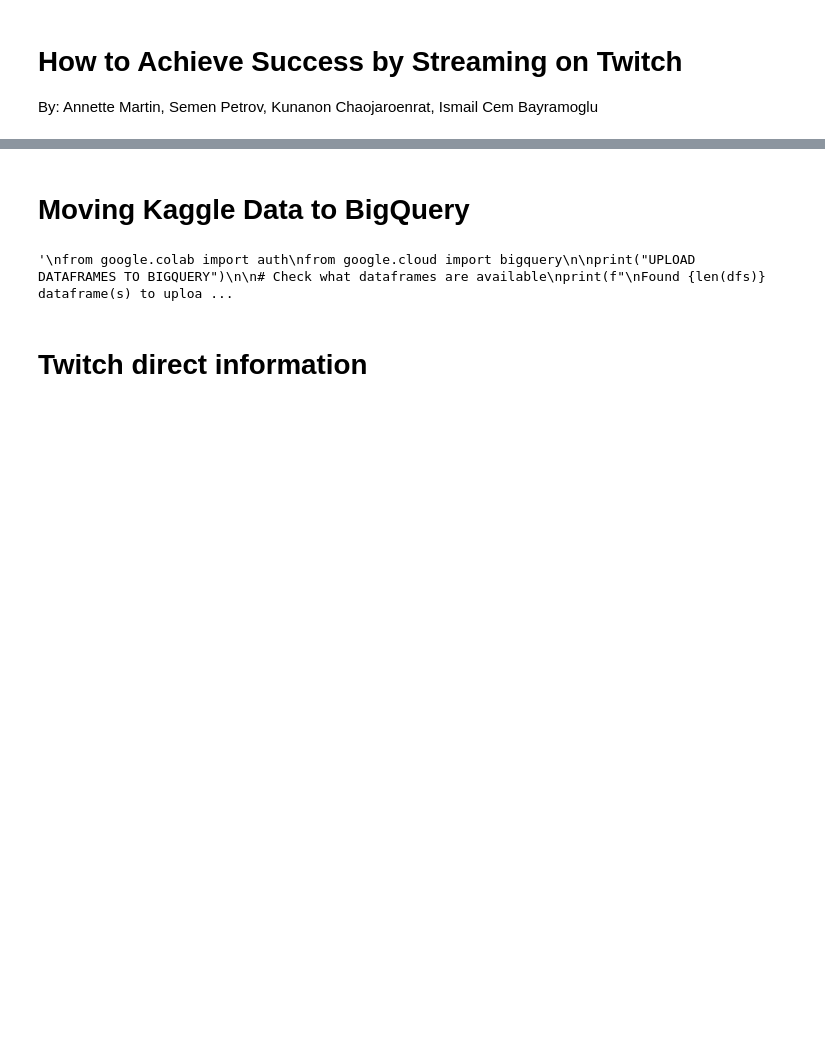
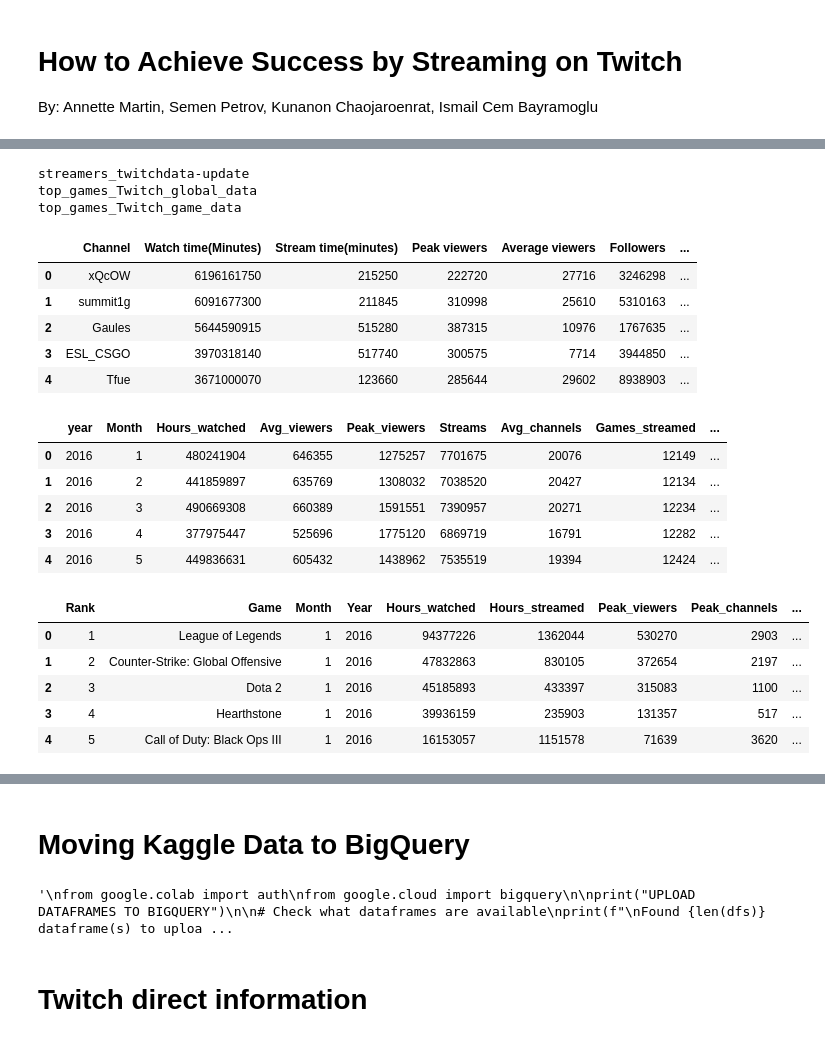
Before and after one commit to annhmartin/Decision-Support-Structure, a Jupyter notebook: Twitch.ipynb, the cells around one changed output, grey strips where cells are left out. Cells and saved outputs as stored; diff of their text form; code cells hidden in the pictures; blank space fills up the shorter version.

```diff
--- a/Twitch.ipynb
+++ b/Twitch.ipynb
@@ -110,0 +121,30 @@ display(dfs["top_games"].tail())
+# %%
+for k in dfs.keys():
+    print(k)
+# %% [output]
+streamers_twitchdata-update
+top_games_Twitch_global_data
+top_games_Twitch_game_data
+# %%
+display(dfs["streamers_twitchdata-update"].head())
+display(dfs["top_games_Twitch_global_data"].head())
+display(dfs["top_games_Twitch_game_data"].head())
+# %% [output]
+|  | Channel | Watch time(Minutes) | Stream time(minutes) | Peak viewers | Average viewers | Followers | ... |
+| 0 | xQcOW | 6196161750 | 215250 | 222720 | 27716 | 3246298 | ... |
+| 1 | summit1g | 6091677300 | 211845 | 310998 | 25610 | 5310163 | ... |
+| 2 | Gaules | 5644590915 | 515280 | 387315 | 10976 | 1767635 | ... |
+| 3 | ESL_CSGO | 3970318140 | 517740 | 300575 | 7714 | 3944850 | ... |
+| 4 | Tfue | 3671000070 | 123660 | 285644 | 29602 | 8938903 | ... |
+|  | year | Month | Hours_watched | Avg_viewers | Peak_viewers | Streams | Avg_channels | Games_streamed | ... |
+| 0 | 2016 | 1 | 480241904 | 646355 | 1275257 | 7701675 | 20076 | 12149 | ... |
+| 1 | 2016 | 2 | 441859897 | 635769 | 1308032 | 7038520 | 20427 | 12134 | ... |
+| 2 | 2016 | 3 | 490669308 | 660389 | 1591551 | 7390957 | 20271 | 12234 | ... |
+| 3 | 2016 | 4 | 377975447 | 525696 | 1775120 | 6869719 | 16791 | 12282 | ... |
+| 4 | 2016 | 5 | 449836631 | 605432 | 1438962 | 7535519 | 19394 | 12424 | ... |
+|  | Rank | Game | Month | Year | Hours_watched | Hours_streamed | Peak_viewers | Peak_channels | ... |
+| 0 | 1 | League of Legends | 1 | 2016 | 94377226 | 1362044 | 530270 | 2903 | ... |
+| 1 | 2 | Counter-Strike: Global Offensive | 1 | 2016 | 47832863 | 830105 | 372654 | 2197 | ... |
+| 2 | 3 | Dota 2 | 1 | 2016 | 45185893 | 433397 | 315083 | 1100 | ... |
+| 3 | 4 | Hearthstone | 1 | 2016 | 39936159 | 235903 | 131357 | 517 | ... |
+| 4 | 5 | Call of Duty: Black Ops III | 1 | 2016 | 16153057 | 1151578 | 71639 | 3620 | ... |
```
Also changed, not shown: parts of 29 cells of this notebook.
